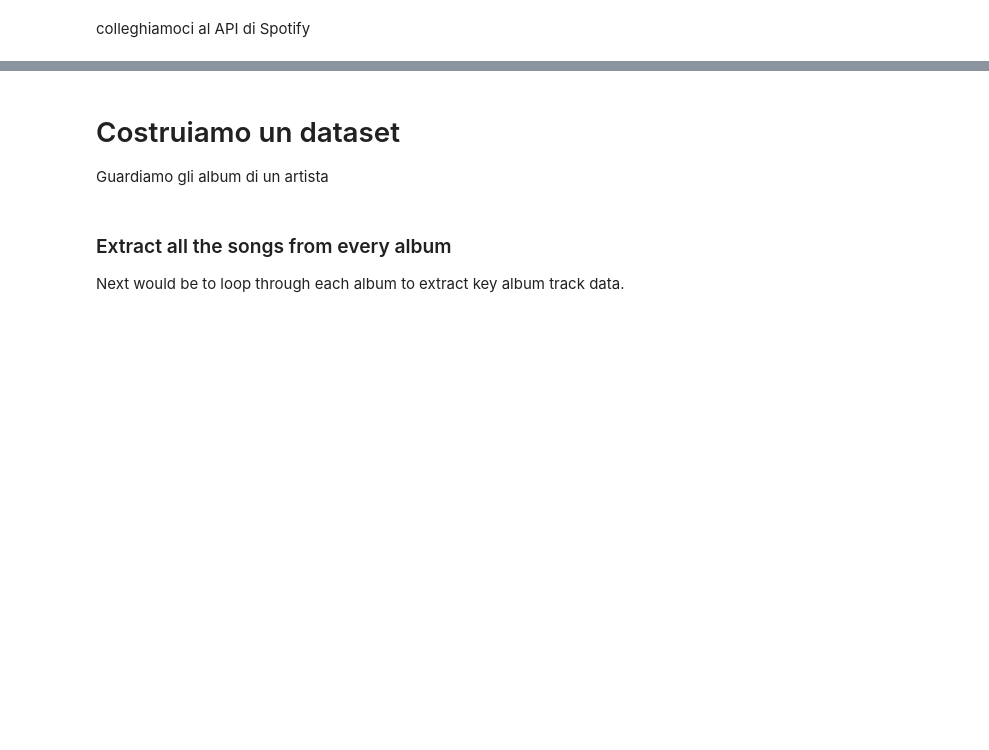
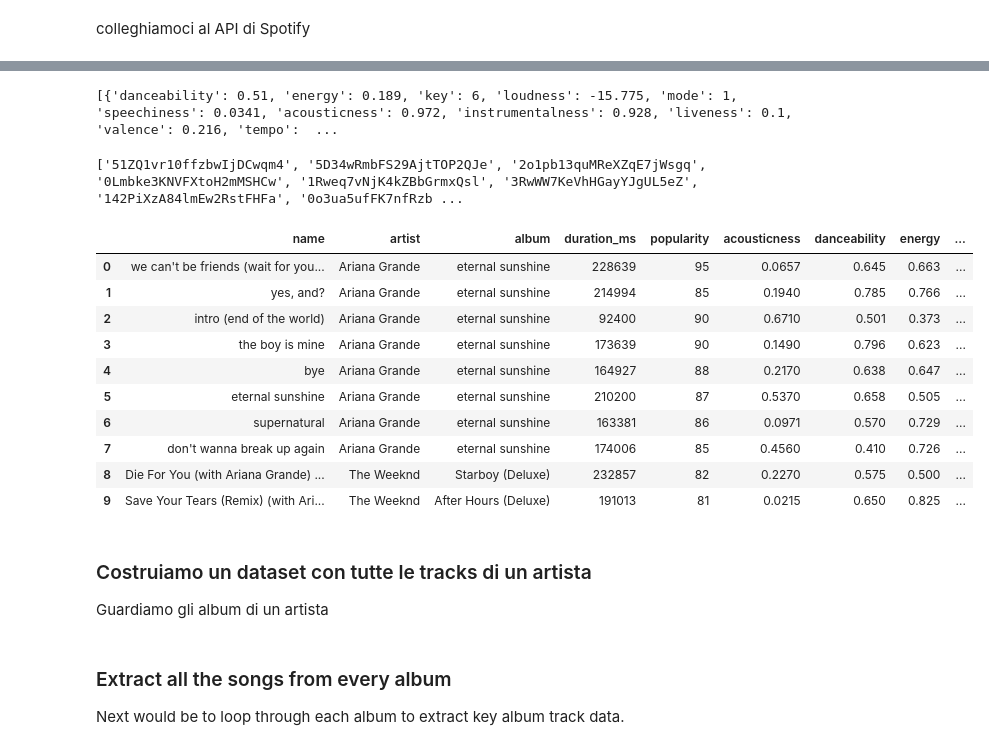
Before and after one commit to fbottarelli/ITS_course_data_integration, a Jupyter notebook: api/spotify/spotify.ipynb, the cells around one changed output, grey strips where cells are left out. Drawn from its saved outputs; the diff is of its cells as text; code cells hidden in the pictures; blank space fills up the shorter version.

```diff
--- a/api/spotify/spotify.ipynb
+++ b/api/spotify/spotify.ipynb
@@ -67,0 +264,4 @@ df
+# %%
+track_id = "2nUhKiUfVdLcGmcdYHdjBw"
+track_info = sp.track(track_id)
+print(track_info)
@@ -68,5 +291,59 @@ df
+# %%
+# c'è un altro endpoint che ci permette di ottenere le features di una traccia
+track_features = sp.audio_features(track_id)
+print(track_features)
+# %% [output]
+[{'danceability': 0.51, 'energy': 0.189, 'key': 6, 'loudness': -15.775, 'mode': 1, 'speechiness': 0.0341, 'acousticness': 0.972, 'instrumentalness': 0.928, 'liveness': 0.1, 'valence': 0.216, 'tempo':  ...
+# %%
+# dataframe with track info
+# proviamo stavolta al posto di mettere gli id, usiamo artist_top_tracks di un artista
+artist_top_ids = []
+for track in artist_top["tracks"]:
+    artist_top_ids.append(track["id"])
+print(artist_top_ids)
+# %% [output]
+['51ZQ1vr10ffzbwIjDCwqm4', '5D34wRmbFS29AjtTOP2QJe', '2o1pb13quMReXZqE7jWsgq', '0Lmbke3KNVFXtoH2mMSHCw', '1Rweq7vNjK4kZBbGrmxQsl', '3RwWW7KeVhHGayYJgUL5eZ', '142PiXzA84lmEw2RstFHFa', '0o3ua5ufFK7nfRzb ...
+# %%
+# uniamo le informazioni della traccia con le sue features per le top tracks di un artista
+tracks_info = []
+for track_id in artist_top_ids:
+    track_info = sp.track(track_id)
+    track_features = sp.audio_features(track_id)[0]
+    row = {
+        "name": track_info["name"],
+        "artist": track_info["artists"][0]["name"],
+        "album": track_info["album"]["name"],
+        "duration_ms": track_info["duration_ms"],
+        "popularity": track_info["popularity"],
+        "acousticness": track_features["acousticness"],
+        "danceability": track_features["danceability"],
+        "energy": track_features["energy"],
+        "instrumentalness": track_features["instrumentalness"],
+        "liveness": track_features["liveness"],
+        "loudness": track_features["loudness"],
+        "speechiness": track_features["speechiness"],
+        "tempo": track_features["tempo"],
+        "valence": track_features["valence"],
+    }
+    time.sleep(0.3)
+    tracks_info.append(row)
+# %%
+tracks_df = pd.DataFrame(tracks_info)
+tracks_df
+# %% [output]
+|  | name | artist | album | duration_ms | popularity | acousticness | danceability | energy | ... |
+| 0 | we can't be friends (wait for you... | Ariana Grande | eternal sunshine | 228639 | 95 | 0.0657 | 0.645 | 0.663 | ... |
+| 1 | yes, and? | Ariana Grande | eternal sunshine | 214994 | 85 | 0.1940 | 0.785 | 0.766 | ... |
+| 2 | intro (end of the world) | Ariana Grande | eternal sunshine | 92400 | 90 | 0.6710 | 0.501 | 0.373 | ... |
+| 3 | the boy is mine | Ariana Grande | eternal sunshine | 173639 | 90 | 0.1490 | 0.796 | 0.623 | ... |
+| 4 | bye | Ariana Grande | eternal sunshine | 164927 | 88 | 0.2170 | 0.638 | 0.647 | ... |
+| 5 | eternal sunshine | Ariana Grande | eternal sunshine | 210200 | 87 | 0.5370 | 0.658 | 0.505 | ... |
+| 6 | supernatural | Ariana Grande | eternal sunshine | 163381 | 86 | 0.0971 | 0.570 | 0.729 | ... |
+| 7 | don't wanna break up again | Ariana Grande | eternal sunshine | 174006 | 85 | 0.4560 | 0.410 | 0.726 | ... |
+| 8 | Die For You (with Ariana Grande) ... | The Weeknd | Starboy (Deluxe) | 232857 | 82 | 0.2270 | 0.575 | 0.500 | ... |
+| 9 | Save Your Tears (Remix) (with Ari... | The Weeknd | After Hours (Deluxe) | 191013 | 81 | 0.0215 | 0.650 | 0.825 | ... |
 # %% [markdown]
-# Costruiamo un dataset
+### Costruiamo un dataset con tutte le tracks di un artista
 Guardiamo gli album di un artista
 # %%
 print(artist_albums["items"][0].keys())
```
Also changed, not shown: parts of 34 cells of this notebook, 22 other files.
